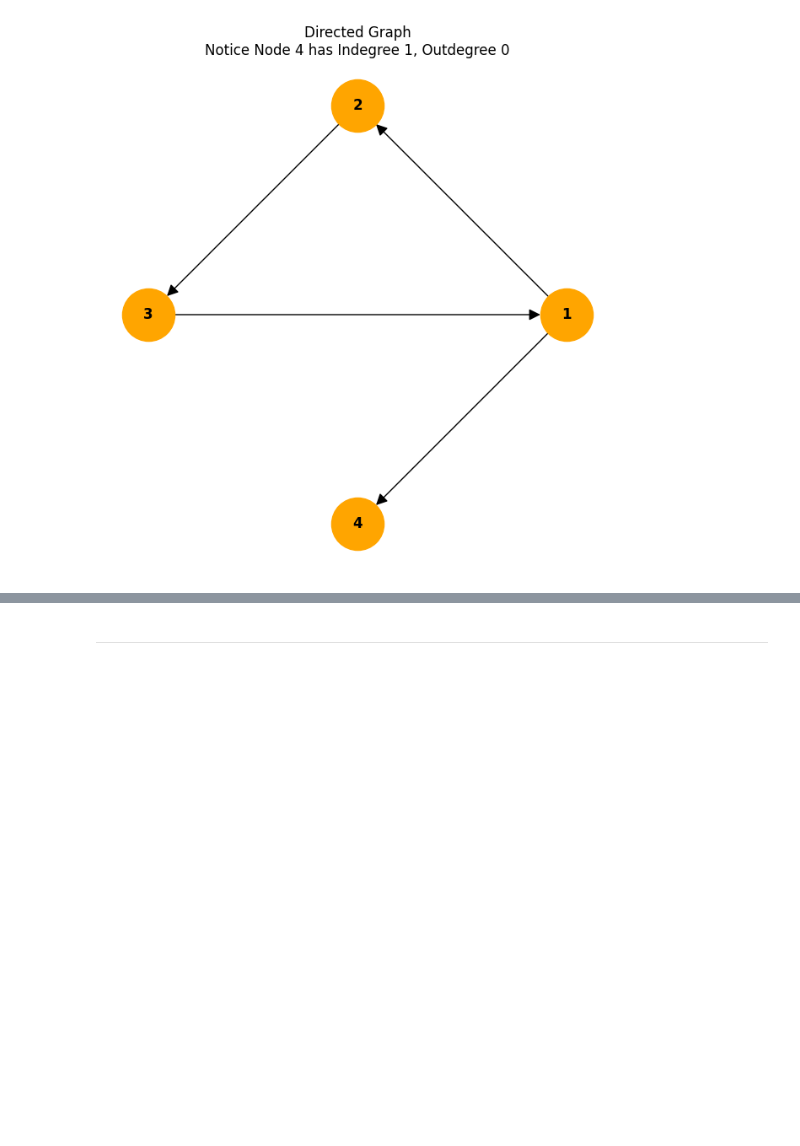
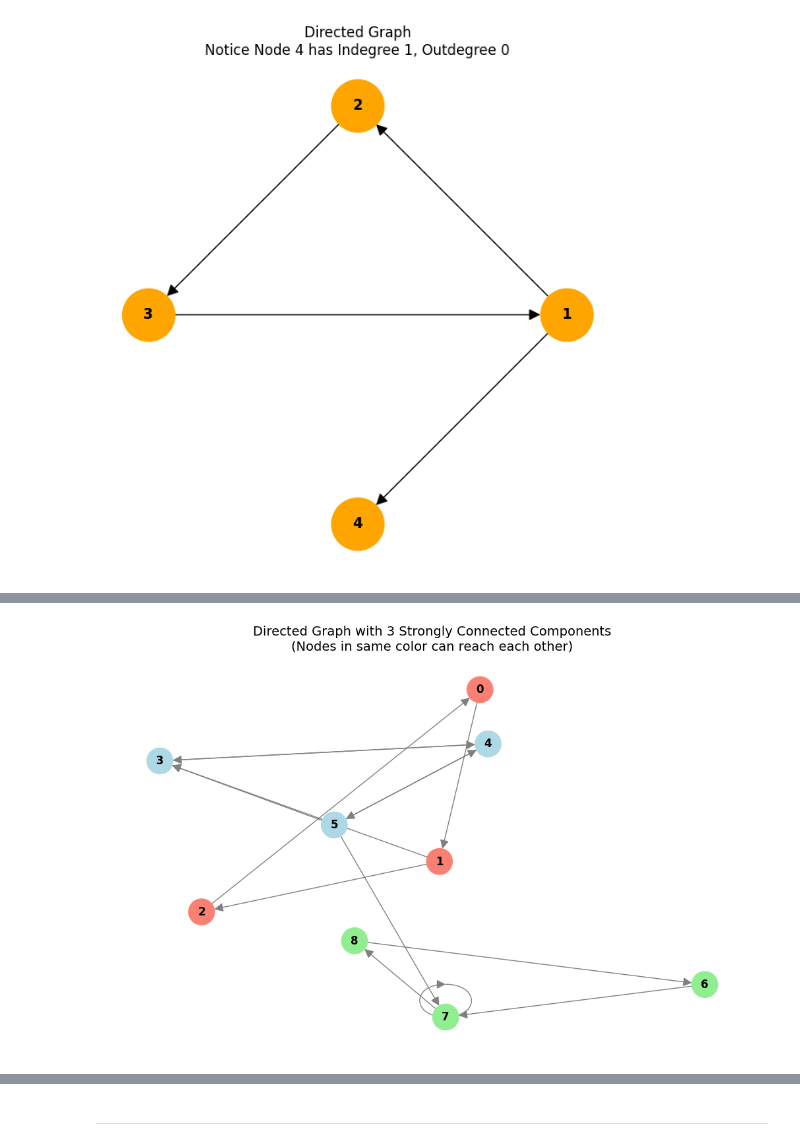
Before and after one commit to Ice-Citron/Project-Liberty, a Jupyter notebook: Copied/40008-Graphs-&-Algorithms/23-Jan.ipynb, the cells around one changed output, grey strips where cells are left out. Cells and saved outputs as stored; diff of their text form; code cells hidden in the pictures; blank space fills up the shorter version.

```diff
--- a/Copied/40008-Graphs-&-Algorithms/23-Jan.ipynb
+++ b/Copied/40008-Graphs-&-Algorithms/23-Jan.ipynb
@@ -2483,3 +2732,64 @@ Node | In | Out
+# %%
+import networkx as nx
+import matplotlib.pyplot as plt
+import random
+
+def visualize_scc():
+    # 1. Setup a Directed Graph
+    G = nx.DiGraph()
+
+    # --- Create distinct Strongly Connected Components (SCCs) ---
+
+    # SCC 1: A simple cycle (0 -> 1 -> 2 -> 0)
+    G.add_edges_from([(0, 1), (1, 2), (2, 0)])
+
+    # SCC 2: A dense cluster (3, 4, 5 all connected to each other)
+    G.add_edges_from([(3, 4), (4, 5), (5, 3), (4, 3), (5, 4)])
+
+    # SCC 3: A separate loop (6 -> 7 -> 8 -> 6) plus an internal loop
+    G.add_edges_from([(6, 7), (7, 8), (8, 6), (7, 7)])
+
+    # --- Add 'One-Way' Bridges (Breaking global strong connectivity) ---
+    # You can go FROM SCC 1 TO SCC 2, but not back.
+    G.add_edge(1, 3)
+    # You can go FROM SCC 2 TO SCC 3, but not back.
+    G.add_edge(5, 7)
+
+    # 2. Find Strongly Connected Components
+    # scc is a generator of sets: [{0, 1, 2}, {3, 4, 5}, {8, 6, 7}]
+    sccs = list(nx.strongly_connected_components(G))
+
+    # 3. Assign Colors to each SCC
+    # Create a color map for nodes
+    node_colors = []
+    # Define a palette
+    palette = ['lightgreen', 'lightblue', 'salmon', 'violet', 'orange']
+
+    # Map each node to its SCC index
+    node_to_color_idx = {}
+    for idx, component in enumerate(sccs):
+        for node in component:
+            node_to_color_idx[node] = idx
+
+    # Build the color list in the order of G.nodes()
+    for node in G.nodes():
+        color_idx = node_to_color_idx.get(node, 0)
+        node_colors.append(palette[color_idx % len(palette)])
+
+    # 4. Draw
+    plt.figure(figsize=(10, 6))
+    pos = nx.spring_layout(G, seed=42, k=1.5) # k controls spacing
+
+    nx.draw(G, pos, with_labels=True, node_color=node_colors, node_size=800,
+            edge_color='gray', arrowsize=20, font_weight='bold')
+
+    plt.title(f"Directed Graph with {len(sccs)} Strongly Connected Components\n(Nodes in same color can reach each other)", fontsize=14)
+    plt.show()
+
+if __name__ == "__main__":
+    visualize_scc()
+# %% [output]
+[figure, added]
 # %%
 (\o/)___________________________________________________________(\o/)
 (/|\)                                                           (/|\)
```
Also changed, not shown: parts of 6 cells of this notebook, 1 other file.
